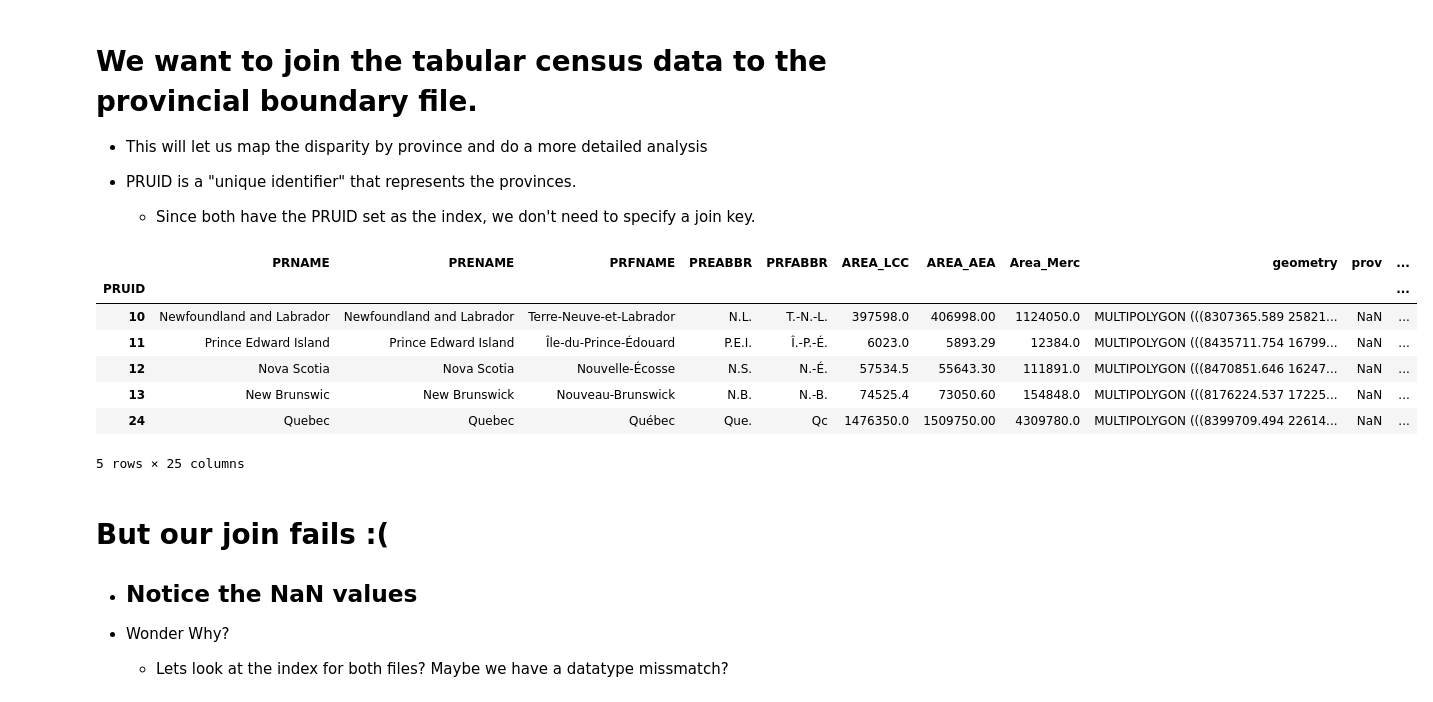
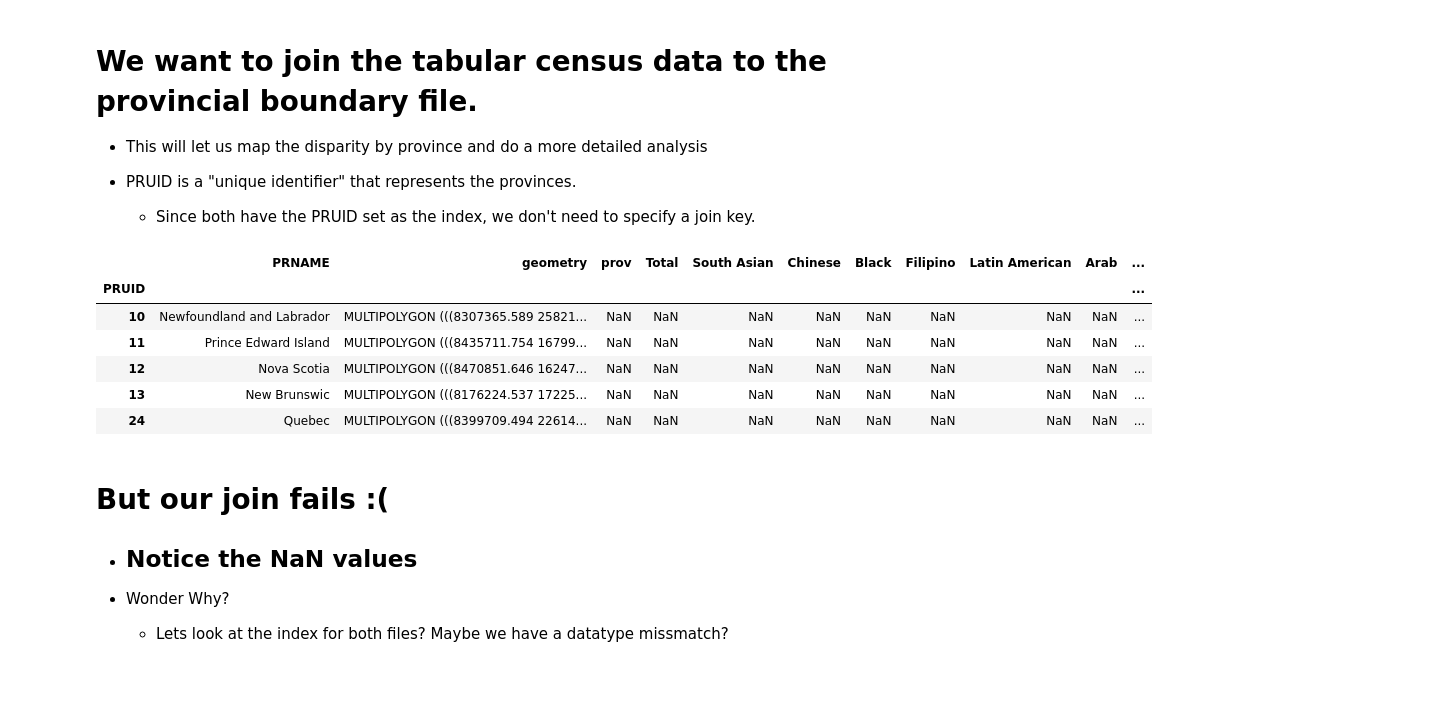
Before and after one commit to ubc-library-rc/Geospatial-Analysis-Visualization-with-Python, a Jupyter notebook: Geospatial Analysis & Visualization with Python.ipynb, the cells around one changed output. Cells and saved outputs as stored; diff of their text form; code cells hidden in the pictures.

```diff
--- a/Geospatial Analysis & Visualization with Python.ipynb
+++ b/Geospatial Analysis & Visualization with Python.ipynb
@@ -72,6 +86,10 @@ Census_Tabular.head()
     * Geopandas has similar functionality to pandas.  But the read_file() method had less options, so we have to set the index manually.
 # %%
 # We'll import provincial boundaries using geopandas
-Provincial_Boundaries = gpd.read_file('Data/lpr_000b16a_e.shp').set_index('PRUID')
+Provincial_Boundaries = gpd.read_file('Data/Provincial_Boundaries.shp').set_index('PRUID')
 Provincial_Boundaries.head()
+# Provincial_Boundaries = Provincial_Boundaries.drop(['PRENAME','PRFNAME','PREABBR','PRFABBR','AREA_LCC','AREA_AEA','Area_Merc'],axis=1)
+# Provincial_Boundaries.geometry = Provincial_Boundaries.simplify(100)
+# Provincial_Boundaries.to_file('Data/Provincial_Boundaries.shp')
+# Provincial_Boundaries.index
 # %% [output]
@@ -91,17 +109,16 @@ Provincial_Boundaries.head()
 
     * Since both have the PRUID set as the index, we don't need to specify a join key.
 # %%
-Test_Join = Provinces.join(Census)
+Test_Join = Provincial_Boundaries.join(Census_Tabular)
 Test_Join.head()
 # %% [output]
-|  | PRNAME | PRENAME | PRFNAME | PREABBR | PRFABBR | AREA_LCC | AREA_AEA | Area_Merc | geometry | prov | ... |
+|  | PRNAME | geometry | prov | Total | South Asian | Chinese | Black | Filipino | Latin American | Arab | ... |
 | PRUID |  |  |  |  |  |  |  |  |  |  | ... |
-| 10 | Newfoundland and Labrador | Newfoundland and Labrador | Terre-Neuve-et-Labrador | N.L. | T.-N.-L. | 397598.0 | 406998.00 | 1124050.0 | MULTIPOLYGON (((8307365.589 25821... | NaN | ... |
-| 11 | Prince Edward Island | Prince Edward Island | Île-du-Prince-Édouard | P.E.I. | Î.-P.-É. | 6023.0 | 5893.29 | 12384.0 | MULTIPOLYGON (((8435711.754 16799... | NaN | ... |
-| 12 | Nova Scotia | Nova Scotia | Nouvelle-Écosse | N.S. | N.-É. | 57534.5 | 55643.30 | 111891.0 | MULTIPOLYGON (((8470851.646 16247... | NaN | ... |
-| 13 | New Brunswic | New Brunswick | Nouveau-Brunswick | N.B. | N.-B. | 74525.4 | 73050.60 | 154848.0 | MULTIPOLYGON (((8176224.537 17225... | NaN | ... |
-| 24 | Quebec | Quebec | Québec | Que. | Qc | 1476350.0 | 1509750.00 | 4309780.0 | MULTIPOLYGON (((8399709.494 22614... | NaN | ... |
+| 10 | Newfoundland and Labrador | MULTIPOLYGON (((8307365.589 25821... | NaN | NaN | NaN | NaN | NaN | NaN | NaN | NaN | ... |
+| 11 | Prince Edward Island | MULTIPOLYGON (((8435711.754 16799... | NaN | NaN | NaN | NaN | NaN | NaN | NaN | NaN | ... |
+| 12 | Nova Scotia | MULTIPOLYGON (((8470851.646 16247... | NaN | NaN | NaN | NaN | NaN | NaN | NaN | NaN | ... |
+| 13 | New Brunswic | MULTIPOLYGON (((8176224.537 17225... | NaN | NaN | NaN | NaN | NaN | NaN | NaN | NaN | ... |
+| 24 | Quebec | MULTIPOLYGON (((8399709.494 22614... | NaN | NaN | NaN | NaN | NaN | NaN | NaN | NaN | ... |
-5 rows × 25 columns
 # %% [markdown]
 # But our join fails :(
 
```
Also changed, not shown: parts of 31 cells of this notebook, 6 other files.
